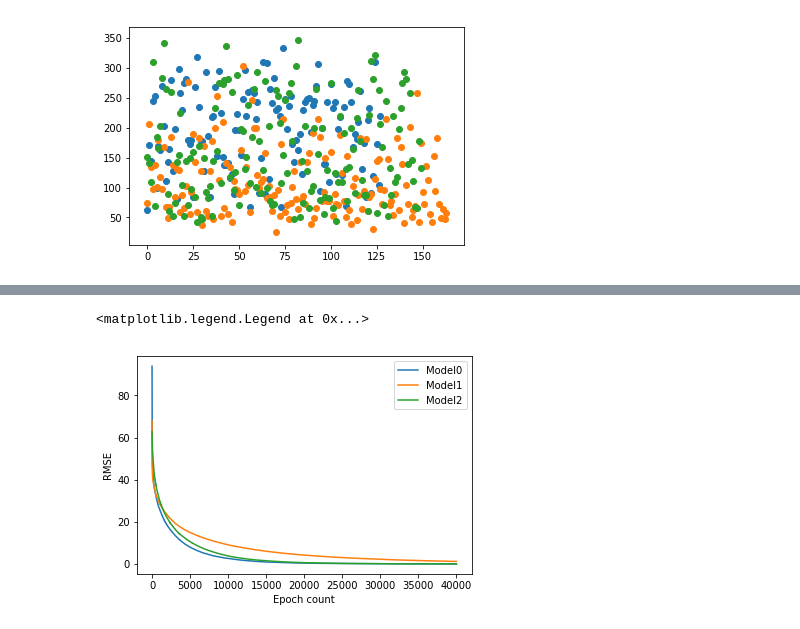
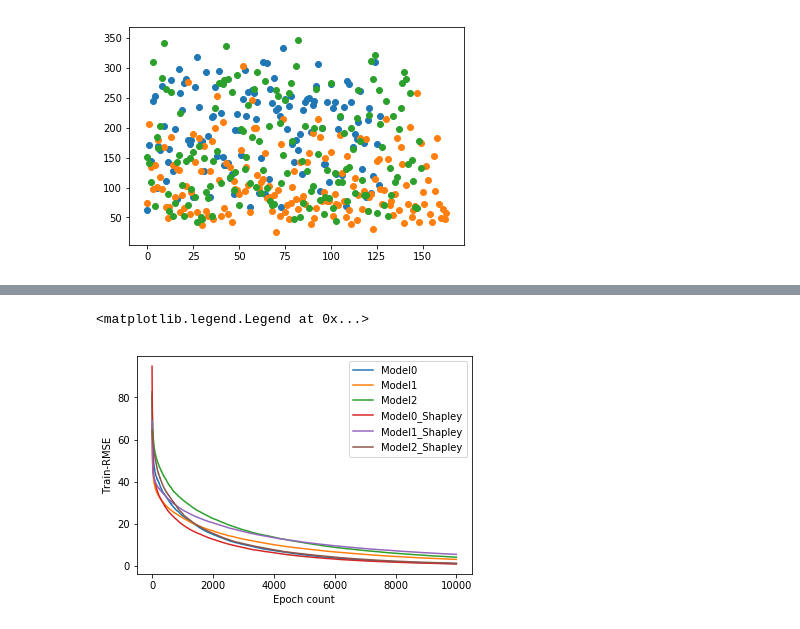
Before and after one commit to koralpc/shapley-bootstrapping, a Jupyter notebook: Notebooks/Shapley Clustering.ipynb, the cells around one changed output, grey strips where cells are left out. Cells and saved outputs as stored; diff of their text form; code cells hidden in the pictures.

```diff
--- a/Notebooks/Shapley Clustering.ipynb
+++ b/Notebooks/Shapley Clustering.ipynb
@@ -22 +23,8 @@ X.head()
 model = xgboost.train({"learning_rate": 0.01}, xgboost.DMatrix(X, label=y), 100)
+# %%
+X_instanced = pd.concat((X,pd.DataFrame(columns = ['instance'])),axis = 1)
+X_instanced['instance'].loc[X_train.index] = 'train'
+X_instanced['instance'].loc[X_test.index] = 'test'
+y_instanced = pd.concat((pd.DataFrame(y),pd.DataFrame(columns = ['instance'])),axis = 1)
+y_instanced['instance'].loc[X_train.index] = 'train'
+y_instanced['instance'].loc[X_test.index] = 'test'
@@ -105,8 +118,8 @@ data_dict_original = cluster.splitDataLabeled(3,X,kmeans_original.labels_)
 #original_data_cluster3 = X.iloc[shapley_cluster3.index.values]
 #original_label_cluster3 = y[shapley_cluster3.index.values]
 # %%
-original_split = cluster.convertOriginalData(data_dict_original,X,y)
-original_split_shapley = cluster.convertOriginalData(data_dict,X,y)
+original_split = cluster.convertOriginalData(data_dict_original,X_instanced,y_instanced)
+original_split_shapley = cluster.convertOriginalData(data_dict,X_instanced,y_instanced)
 original_split_shapley
 # %% [output]
 {'original_data_cluster0':           age       sex       bmi        bp        s1        s2        s3  \
@@ -153,12 +166,15 @@ params = {
     "eval_metric": "rmse"
 }
 
+eval_results = {}
 kwargs = {
-    'num_boost_round':40000,
-    'verbose_eval': 5000
+    'num_boost_round':10000,
+    'verbose_eval': 1000,
+    'evals_result' : {},
+    'early_stopping_rounds' : 200
 }
 
-model_dict = cluster.trainMultipleModels(xgboost.train,original_split,'XGBoost',params,**kwargs)
+model_dict,eval_results = cluster.trainMultipleModels(xgboost.train,original_split,'XGBoost',params,**kwargs)
 #small_model_1 = xgboost.train(params,xgboost.DMatrix(original_split['original_data_cluster0'], label=original_split['original_label_cluster0']),20000,evals = [(xgboost.DMatrix(original_split['original_data_cluster0'], label=original_split['original_label_cluster0']), "train")] ,verbose_eval = 1000)
 #small_model_2 = xgboost.train(params,xgboost.DMatrix(original_split['original_data_cluster1'], label=original_split['original_label_cluster1']),20000,evals = [(xgboost.DMatrix(original_split['original_data_cluster1'], label=original_split['original_label_cluster1']), "train")] ,verbose_eval = 1000)
 #small_model_3 = xgboost.train(params,xgboost.DMatrix(original_split['original_data_cluster2'], label=original_split['original_label_cluster2']),20000,evals = [(xgboost.DMatrix(original_split['original_data_cluster2'], label=original_split['original_label_cluster2']), "train")] ,verbose_eval = 1000)
@@ -176,14 +209,14 @@ params = {
     "base_score": np.mean(y),
     "eval_metric": "rmse"
 }
-eval_results = {}
+eval_results_shapley = {}
 kwargs = {
-    'num_boost_round':40000,
-    'verbose_eval': 10000,
-    'evals_result' : {}
+    'num_boost_round':10000,
+    'verbose_eval': 1000,
+    'evals_result' : {},
+    'early_stopping_rounds' : 200
 }
-model_dict_shapley,eval_results = cluster.trainMultipleModels(xgboost.train,original_split_shapley,'XGBoost',params,**kwargs)
-eval_results
+model_dict_shapley,eval_results_shapley = cluster.trainMultipleModels(xgboost.train,original_split_shapley,'XGBoost',params,**kwargs)
 #small_model_shapley1 = xgboost.train(params,xgboost.DMatrix(original_split_shapley['original_data_cluster0'], label=original_split_shapley['original_label_cluster0']),20000,evals = [(xgboost.DMatrix(original_split_shapley['original_data_cluster0'], label=original_split_shapley['original_label_cluster0']), "train")] ,verbose_eval = 1000)
 #small_model_shapley2 = xgboost.train(params,xgboost.DMatrix(original_split_shapley['original_data_cluster1'], label=original_split_shapley['original_label_cluster1']),20000,evals = [(xgboost.DMatrix(original_split_shapley['original_data_cluster1'], label=original_split_shapley['original_label_cluster1']), "train")] ,verbose_eval = 1000)
 #small_model_shapley3 = xgboost.train(params,xgboost.DMatrix(original_split_shapley['original_data_cluster2'], label=original_split_shapley['original_label_cluster2']),20000,evals = [(xgboost.DMatrix(original_split_shapley['original_data_cluster2'], label=original_split_shapley['original_label_cluster2']), "train")] ,verbose_eval = 1000)
@@ -223,12 +257,15 @@ eval_results
 # %%
 plt.plot(np.arange(len(eval_results['eval0']['train']['rmse'])),eval_results['eval0']['train']['rmse'])
 plt.plot(np.arange(len(eval_results['eval1']['train']['rmse'])),eval_results['eval1']['train']['rmse'])
 plt.plot(np.arange(len(eval_results['eval2']['train']['rmse'])),eval_results['eval2']['train']['rmse'])
+plt.plot(np.arange(len(eval_results_shapley['eval0']['train']['rmse'])),eval_results_shapley['eval0']['train']['rmse'])
+plt.plot(np.arange(len(eval_results_shapley['eval1']['train']['rmse'])),eval_results_shapley['eval1']['train']['rmse'])
+plt.plot(np.arange(len(eval_results_shapley['eval2']['train']['rmse'])),eval_results_shapley['eval2']['train']['rmse'])
 plt.xlabel('Epoch count')
-plt.ylabel('RMSE')
-plt.legend(['Model0','Model1','Model2'])
+plt.ylabel('Train-RMSE')
+plt.legend(['Model0','Model1','Model2','Model0_Shapley','Model1_Shapley','Model2_Shapley'])
 # %% [output]
 <matplotlib.legend.Legend at 0x...>
-[figure, old version]
+[figure, new version]
 # %%
 #preds =model.predict(xgboost.DMatrix(original_split['original_data_cluster0']))
```
Also changed, not shown: parts of 33 cells of this notebook, 2 other files.
